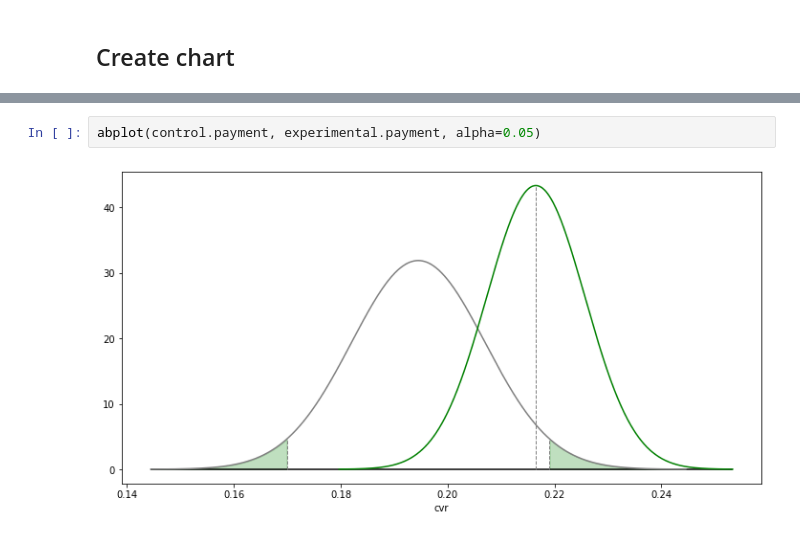
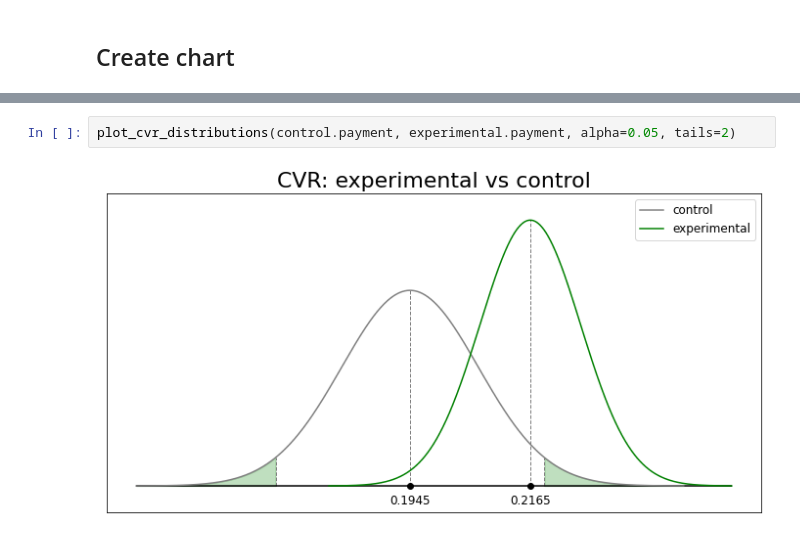
Before and after one commit to dzianissokalau/experimentation_charts, a Jupyter notebook: notebooks/cvr_distributions.ipynb, the cells around one changed output, grey strips where cells are left out. Cells and saved outputs as stored; diff of their text form.

Commit message:
add experimentation charts module

```diff
--- a/notebooks/cvr_distributions.ipynb
+++ b/notebooks/cvr_distributions.ipynb
@@ -133,5 +195,5 @@ def abplot(control, experimental, alpha=0.05):
     plt.show()
 # %%
-abplot(control.payment, experimental.payment, alpha=0.05)
+plot_cvr_distributions(control.payment, experimental.payment, alpha=0.05, tails=2)
 # %% [output]
-[figure, old version]
+[figure, new version]
```
Also changed, not shown: parts of 5 cells of this notebook, 2 other files.
